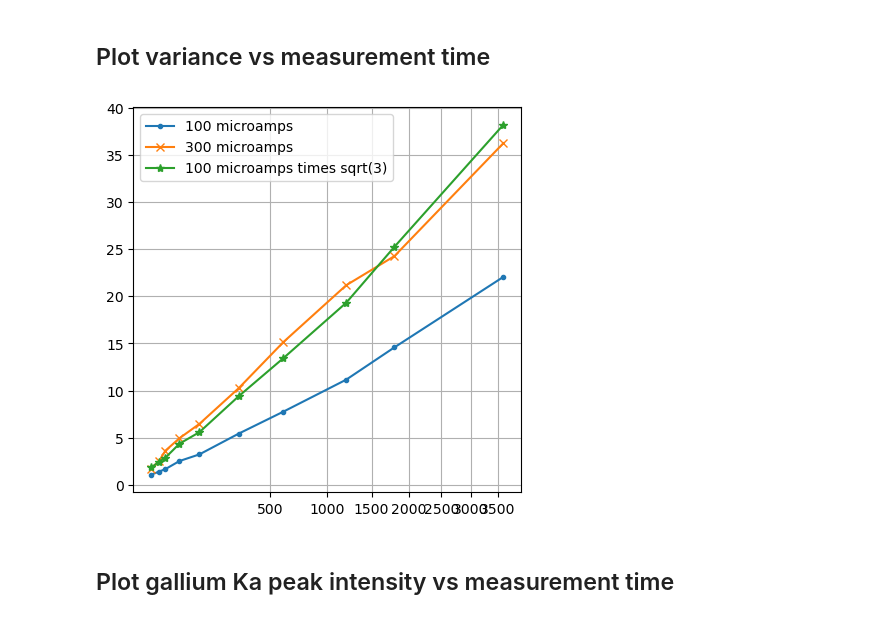
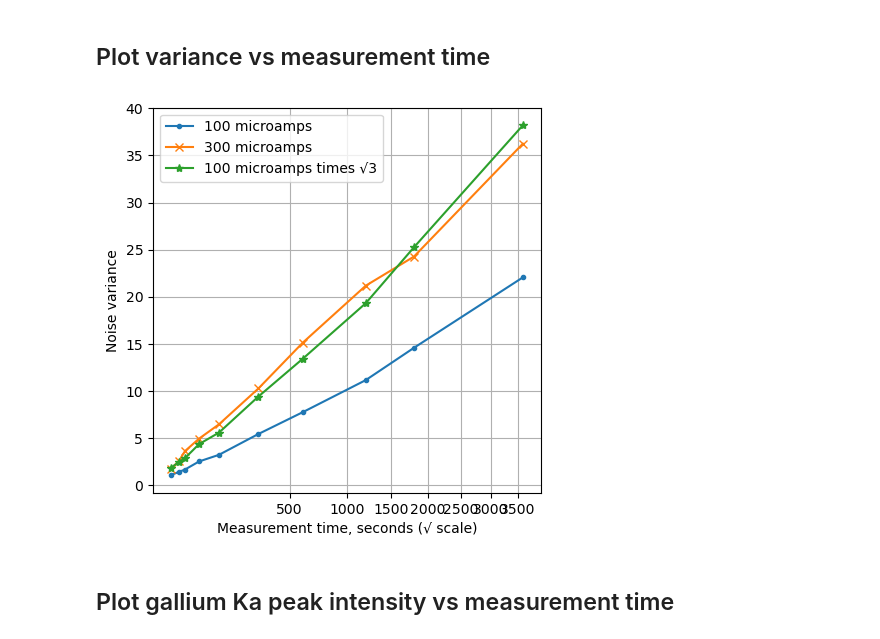
Before and after one commit to ELFREELAND/xrf-thickness-studies, a Jupyter notebook: scan time studies/scan_time_studies.ipynb, the cells around one changed output. Drawn from its saved outputs; the diff is of its cells as text; code cells hidden in the pictures.

```diff
--- a/scan time studies/scan_time_studies.ipynb
+++ b/scan time studies/scan_time_studies.ipynb
@@ -85,0 +75,11 @@ plt.show()
+# %%
+f, axs = plt.subplots(nrows=5, ncols=2, figsize=(10, 25))
+
+axs = axs.reshape(10)
+
+for i in range(0, axs.size):
+    #round to nearest int
+    axs[i].plot(np.rint(dat_100[keys[i]][1][510-fc:597-fc] - dat_100[keys[i]][3][510-fc:597-fc]), "-")
+    axs[i].set_title(str(keys[i]))
+
+plt.show()
@@ -98,0 +90,11 @@ plt.show()
+# %%
+f, axs = plt.subplots(nrows=5, ncols=2, figsize=(10, 25))
+
+axs = axs.reshape(10)
+
+for i in range(0, axs.size):
+    #round to nearest int
+    axs[i].plot(np.rint(dat_300[keys[i]][1][510-fc:597-fc] - dat_300[keys[i]][3][510-fc:597-fc]), "-")
+    axs[i].set_title(str(keys[i]))
+
+plt.show()
@@ -154,28 +158,31 @@ plt.show()
 # %%
 f, ax = plt.subplots(figsize=(5, 5))
 
 stds_100=[]
 stds_300=[]
 
 for i in keys:
     stds_100.append(np.std(np.rint(dat_100[i][1][510-fc:597-fc] - dat_100[i][3][510-fc:597-fc])))
     stds_300.append(np.std(np.rint(dat_300[i][1][510-fc:597-fc] - dat_300[i][3][510-fc:597-fc])))
 
 stds_100 = np.array(stds_100)
 stds_300 = np.array(stds_300)
 
 ax.plot(keys, stds_100, ".-", label="100 microamps")
 ax.plot(keys, stds_300, "x-", label="300 microamps")
-ax.plot(keys, stds_100*np.sqrt(3), "*-", label="100 microamps times sqrt(3)")
+ax.plot(keys, stds_100*np.sqrt(3), "*-", label="100 microamps times \u221a3")
 
 ax.legend()
 ax.set_xscale("function", functions=(np.sqrt, lambda x: x*x))
 
+ax.set_xlabel("Measurement time, seconds (\u221a scale)")
+ax.set_ylabel("Noise variance")
+
 ax.grid(True)
 
 plt.show()
 # %% [output]
-[figure, old version]
+[figure, new version]
 # %% [markdown]
 ## Plot gallium Ka peak intensity vs measurement time
 # %%
```
Also changed, not shown: parts of 4 cells of this notebook, 14 other files.
